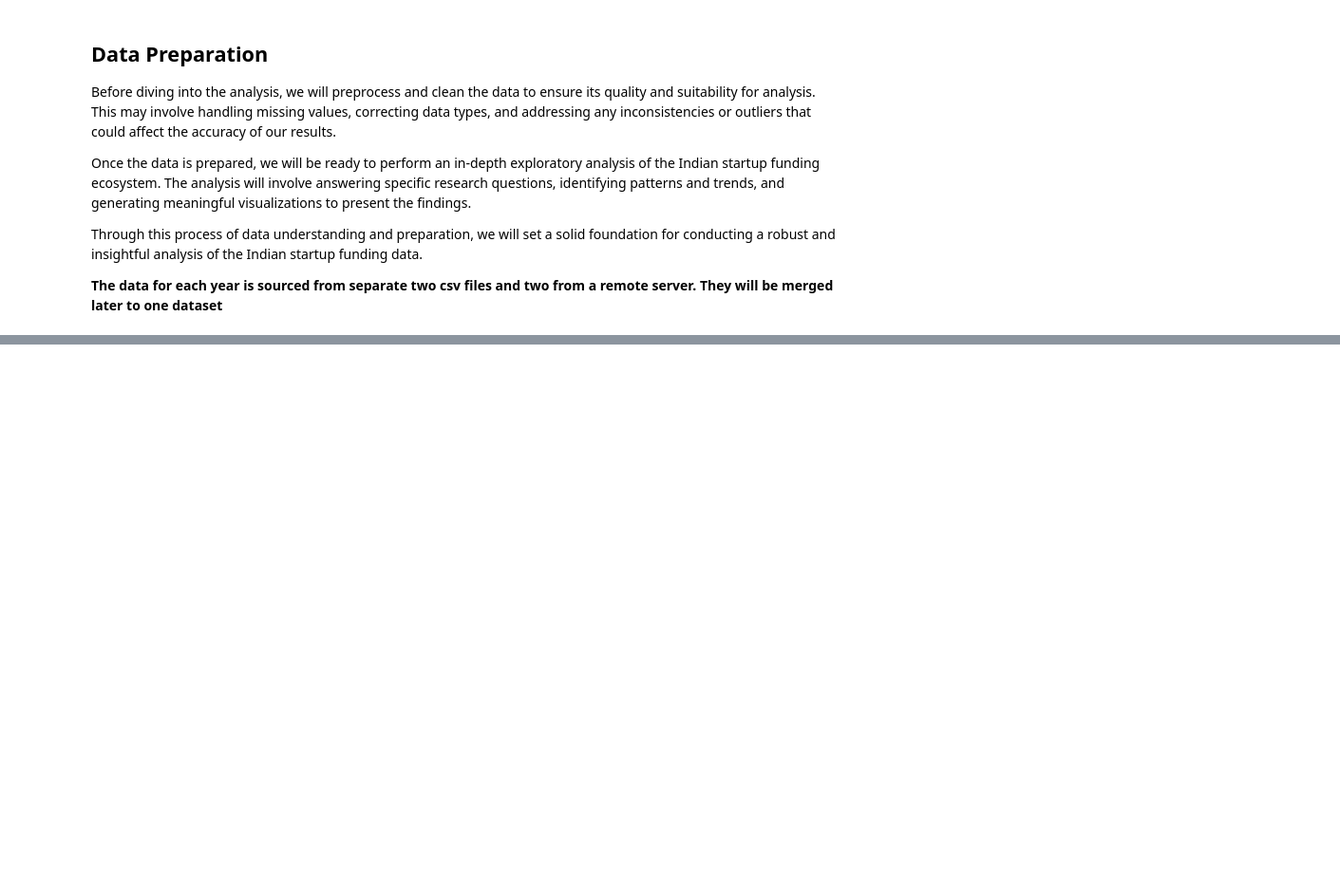
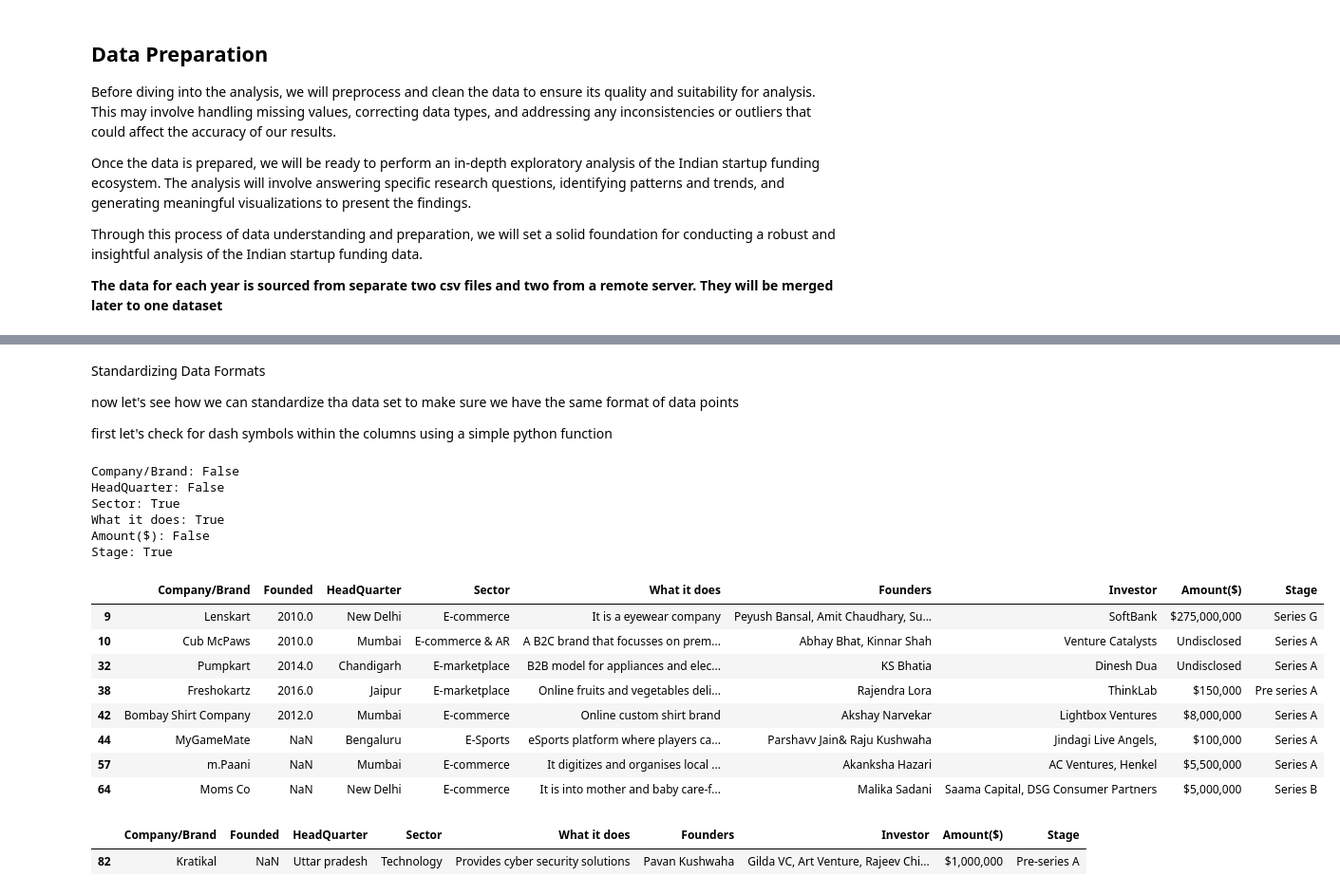
Before and after one commit to Faith-theAnalyst/Indian_Startup_Analysis, a Jupyter notebook: indian_startup_analysis.ipynb, the cells around one changed output, grey strips where cells are left out. Shown at 95% size. Cells and saved outputs as stored; diff of their text form; code cells hidden in the pictures; blank space fills up the shorter version.

```diff
--- a/indian_startup_analysis.ipynb
+++ b/indian_startup_analysis.ipynb
@@ -122,0 +816,31 @@ Through this process of data understanding and preparation, we will set a solid
+# %%
+#fillna values in HeadQuarter column
+
+# using google we are able to get accurate info about the Company's headquater
+
+df2.loc[df2['Company/Brand'] == 'Bombay Shaving', 'HeadQuarter'] = 'Gurugram'
+df2.loc[df2['Company/Brand'] == 'Quantiphi', 'HeadQuarter'] = 'Marlborough'
+df2.loc[df2['Company/Brand'] == 'Open Secret', 'HeadQuarter'] = 'Mumbai'
+df2.loc[df2['Company/Brand'] == "Byju's", 'HeadQuarter'] = 'Bengaluru'
+df2.loc[df2['Company/Brand'] == "Witblox", 'HeadQuarter'] = 'Mumbai'
+df2.loc[df2['Company/Brand'] == "SalaryFits", 'HeadQuarter'] = 'London'
+df2.loc[df2['Company/Brand'] == "Pristyn Care", 'HeadQuarter'] = 'Gurgaon'
+df2.loc[df2['Company/Brand'] == "Springboard", 'HeadQuarter'] = 'Bengaluru'
+df2.loc[df2['Company/Brand'] == "Fireflies .ai", 'HeadQuarter'] = 'San Francisco'
+df2.loc[df2['Company/Brand'] == "Bijak", 'HeadQuarter'] = 'New Delhi'
+df2.loc[df2['Company/Brand'] == "truMe", 'HeadQuarter'] = 'Gurugram'
+df2.loc[df2['Company/Brand'] == "Rivigo", 'HeadQuarter'] = 'Gurgaon'
+df2.loc[df2['Company/Brand'] == "VMate", 'HeadQuarter'] = 'Gurgaon'
+df2.loc[df2['Company/Brand'] == "Slintel", 'HeadQuarter'] = 'California'
+df2.loc[df2['Company/Brand'] == "Ninjacart", 'HeadQuarter'] = 'Bengaluru'
+df2.loc[df2['Company/Brand'] == "Zebu", 'HeadQuarter'] = 'London'
+df2.loc[df2['Company/Brand'] == "Phable", 'HeadQuarter'] = 'Bengaluru'
+df2.loc[df2['Company/Brand'] == "Zolostays", 'HeadQuarter'] = 'Bengaluru'
+df2.loc[df2['Company/Brand'] == 'Cubical Labs', 'HeadQuarter'] = 'New Delhi'
+# %%
+# below we are replacing some names within the columns with their official names.
+# This ensures uniformity of the names
+
+df2.loc[~df2['HeadQuarter'].str.contains('New Delhi', na=False), 'HeadQuarter'] = df2['HeadQuarter'].str.replace('Delhi', 'New Delhi')
+df2["HeadQuarter"] = df2["HeadQuarter"].replace (['Bangalore','Bangalore City'], 'Bengaluru')
+df2['HeadQuarter'] = df2['HeadQuarter'].replace (['Gurgaon'], 'Gurugram')
@@ -122,0 +937,38 @@ Through this process of data understanding and preparation, we will set a solid
+# %% [markdown]
+Standardizing Data Formats
+
+now let's see how we can standardize tha data set to make sure we have the same format of data points
+
+first let's check for dash symbols within the columns using a simple python function
+# %%
+# checking for '-' symbol within the columns
+
+columns_to_check2 = ['Company/Brand', 'HeadQuarter', 'Sector', 'What it does', 'Amount($)', 'Stage']
+
+for column2 in columns_to_check2:
+    has_dash_symbols2 = df2[column2].astype(str).str.contains('-').any()
+    print(f'{column2}: {has_dash_symbols2}')
+# %% [output]
+Company/Brand: False
+HeadQuarter: False
+Sector: True
+What it does: True
+Amount($): False
+Stage: True
+# %%
+df2[df2['Sector'].str.contains('-', na=False)]
+# %% [output]
+|  | Company/Brand | Founded | HeadQuarter | Sector | What it does | Founders | Investor | Amount($) | Stage |
+| 9 | Lenskart | 2010.0 | New Delhi | E-commerce | It is a eyewear company | Peyush Bansal, Amit Chaudhary, Su... | SoftBank | $275,000,000 | Series G |
+| 10 | Cub McPaws | 2010.0 | Mumbai | E-commerce & AR | A B2C brand that focusses on prem... | Abhay Bhat, Kinnar Shah | Venture Catalysts | Undisclosed | Series A |
+| 32 | Pumpkart | 2014.0 | Chandigarh | E-marketplace | B2B model for appliances and elec... | KS Bhatia | Dinesh Dua | Undisclosed | Series A |
+| 38 | Freshokartz | 2016.0 | Jaipur | E-marketplace | Online fruits and vegetables deli... | Rajendra Lora | ThinkLab | $150,000 | Pre series A |
+| 42 | Bombay Shirt Company | 2012.0 | Mumbai | E-commerce | Online custom shirt brand | Akshay Narvekar | Lightbox Ventures | $8,000,000 | Series A |
+| 44 | MyGameMate | NaN | Bengaluru | E-Sports | eSports platform where players ca... | Parshavv Jain& Raju Kushwaha | Jindagi Live Angels, | $100,000 | Series A |
+| 57 | m.Paani | NaN | Mumbai | E-commerce | It digitizes and organises local ... | Akanksha Hazari | AC Ventures, Henkel | $5,500,000 | Series A |
+| 64 | Moms Co | NaN | New Delhi | E-commerce | It is into mother and baby care-f... | Malika Sadani | Saama Capital, DSG Consumer Partners | $5,000,000 | Series B |
+# %%
+df2[df2['Stage'].str.contains('-', na=False)]
+# %% [output]
+|  | Company/Brand | Founded | HeadQuarter | Sector | What it does | Founders | Investor | Amount($) | Stage |
+| 82 | Kratikal | NaN | Uttar pradesh | Technology | Provides cyber security solutions | Pavan Kushwaha | Gilda VC, Art Venture, Rajeev Chi... | $1,000,000 | Pre-series A |
```
Also changed, not shown: parts of 125 cells of this notebook, 3 other files.
